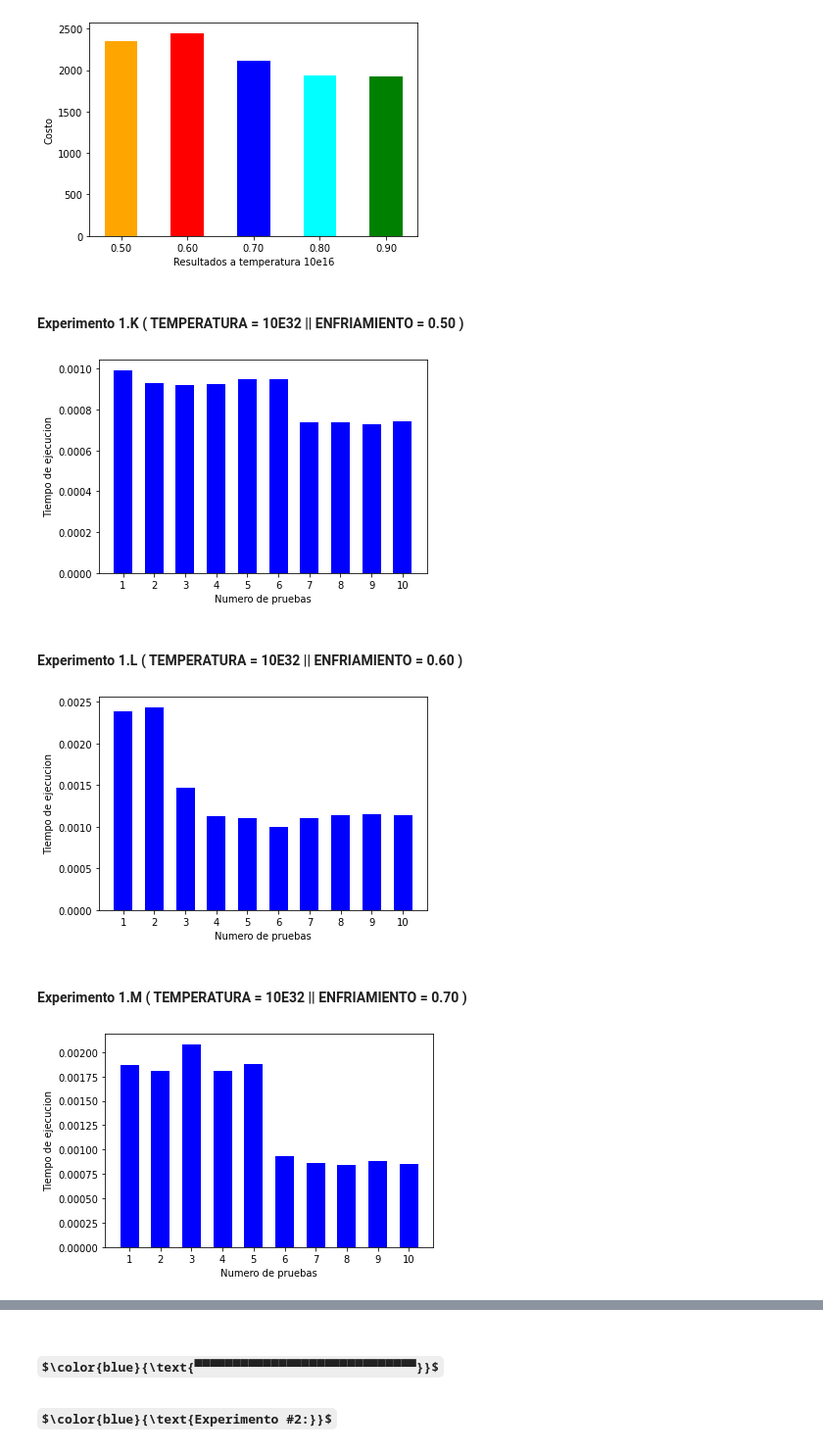
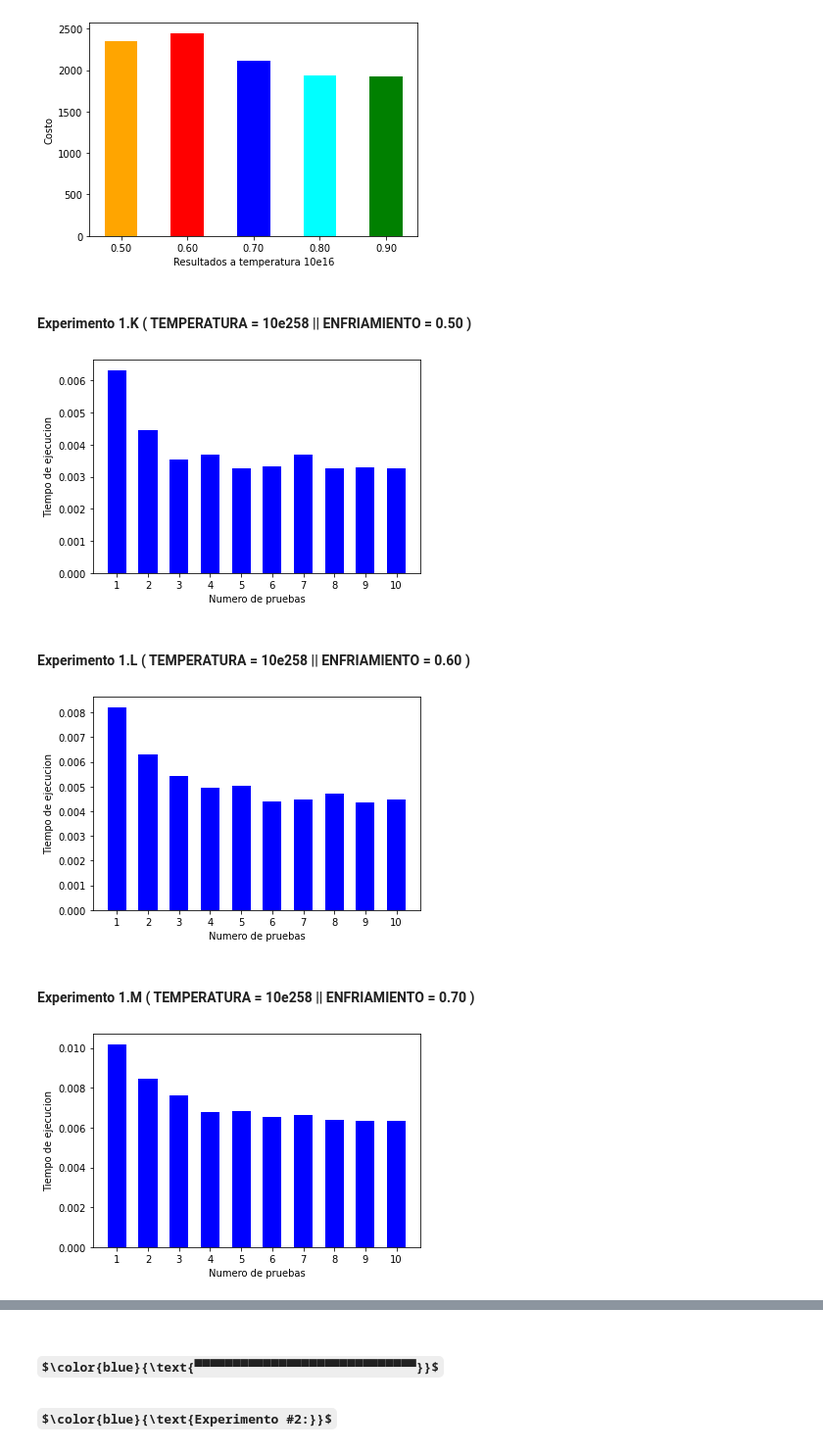
Before and after one commit to IC-3002/ic-3002-2020ii-p2-pseint, a Jupyter notebook: Cuaderno_Proyecto2.ipynb, the cells around one changed output, grey strips where cells are left out. Shown: that part at 98% size. Cells and saved outputs as stored; diff of their text form; code cells hidden in the pictures; some formulas as TeX source.

```diff
--- a/Cuaderno_Proyecto2.ipynb
+++ b/Cuaderno_Proyecto2.ipynb
@@ -309,27 +309,27 @@ comparar_resultados_costo(resultados, '10e16')
 # %% [output]
 [figure]
 # %% [markdown]
-#### Experimento 1.K (  TEMPERATURA = 10E32   ||    ENFRIAMIENTO = 0.50  )
+#### Experimento 1.K (  TEMPERATURA = 10e258   ||    ENFRIAMIENTO = 0.50  )
 # %%
-resultado = calcular_tiempos_sa(10, 'Alajuela', 10e32, 0.50)
+resultado = calcular_tiempos_sa(10, 'Alajuela', 10e258, 0.50)
 tiempo_sa_10e32_50 = resultado[0]
 sol_sa_10e32_50 = resultado[1]
 # %% [output]
-[figure, old version]
+[figure, new version]
 # %% [markdown]
-#### Experimento 1.L (  TEMPERATURA = 10E32   ||    ENFRIAMIENTO = 0.60  )
+#### Experimento 1.L (  TEMPERATURA = 10e258   ||    ENFRIAMIENTO = 0.60  )
 # %%
-resultado = calcular_tiempos_sa(10, 'Alajuela', 10e32, 0.60)
+resultado = calcular_tiempos_sa(10, 'Alajuela', 10e258, 0.60)
 tiempo_sa_10e32_60 = resultado[0]
 sol_sa_10e32_60 = resultado[1]
 # %% [output]
-[figure, old version]
+[figure, new version]
 # %% [markdown]
-#### Experimento 1.M (  TEMPERATURA = 10E32   ||    ENFRIAMIENTO = 0.70  )
+#### Experimento 1.M (  TEMPERATURA = 10e258   ||    ENFRIAMIENTO = 0.70  )
 # %%
-resultado = calcular_tiempos_sa(10, 'Alajuela', 10e32, 0.70)
+resultado = calcular_tiempos_sa(10, 'Alajuela', 10e258, 0.70)
 tiempo_sa_10e32_70 = resultado[0]
 sol_sa_10e32_70 = resultado[1]
 # %% [output]
-[figure, old version]
+[figure, new version]
 # %% [markdown]
```
Also changed, not shown: parts of 14 cells of this notebook.
